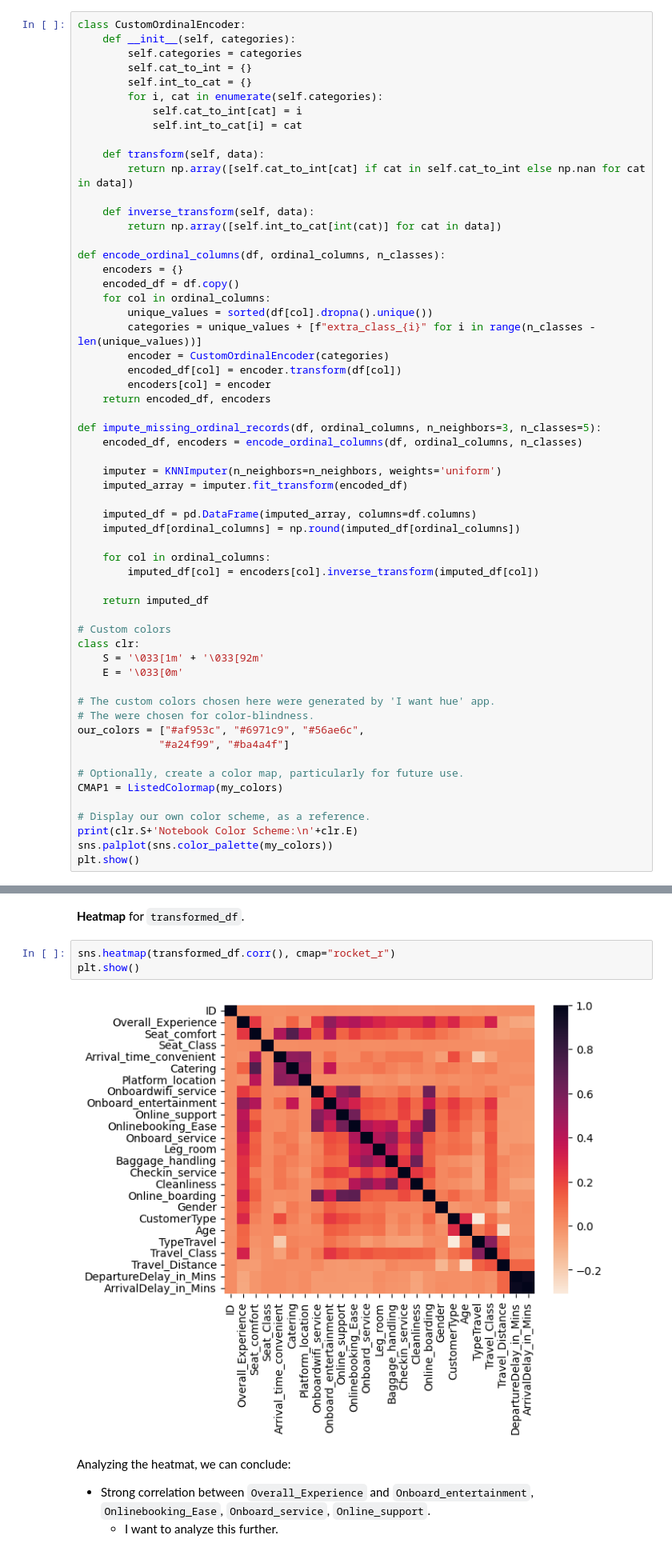
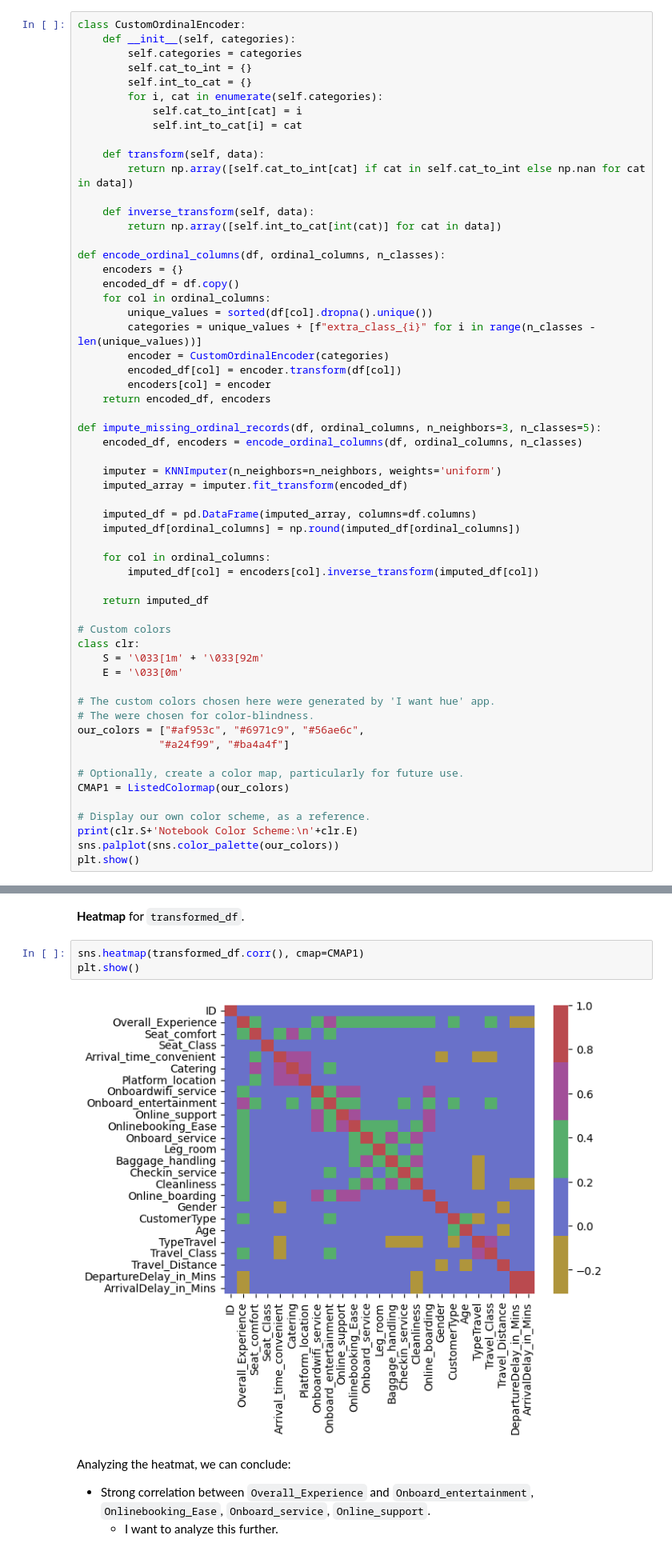
Before and after one commit to rctruta/shinkanzen_travel_experience_hackathon, a Jupyter notebook: eda.ipynb, the cells around one changed output, grey strips where cells are left out. Shown at 80% size. Saved outputs shown, nothing was run; the diff lists cells and outputs as text.

Commit message:
Update eda.ipynb
Added a new heatmap, and investigate the correlations more.

```diff
--- a/eda.ipynb
+++ b/eda.ipynb
@@ -65,11 +65,11 @@ our_colors = ["#af953c", "#6971c9", "#56ae6c",
              "#a24f99", "#ba4a4f"]
 
 # Optionally, create a color map, particularly for future use.
-CMAP1 = ListedColormap(my_colors)
+CMAP1 = ListedColormap(our_colors)
 
 # Display our own color scheme, as a reference.
 print(clr.S+'Notebook Color Scheme:\n'+clr.E)
-sns.palplot(sns.color_palette(my_colors))
+sns.palplot(sns.color_palette(our_colors))
 plt.show()
 # %% [output]
 Notebook Color Scheme:
@@ -613,10 +613,10 @@ plt.show()
 # %% [markdown]
 **Heatmap** for `transformed_df`.
 # %%
-sns.heatmap(transformed_df.corr(), cmap="rocket_r")
+sns.heatmap(transformed_df.corr(), cmap=CMAP1)
 plt.show()
 # %% [output]
-[figure, old version]
+[figure, new version]
 # %% [markdown]
 Analyzing the heatmat, we can conclude:
   - Strong correlation between `Overall_Experience` and `Onboard_entertainment`, `Onlinebooking_Ease`, `Onboard_service`, `Online_support`.
```
Also changed, not shown: parts of 4 cells of this notebook.
